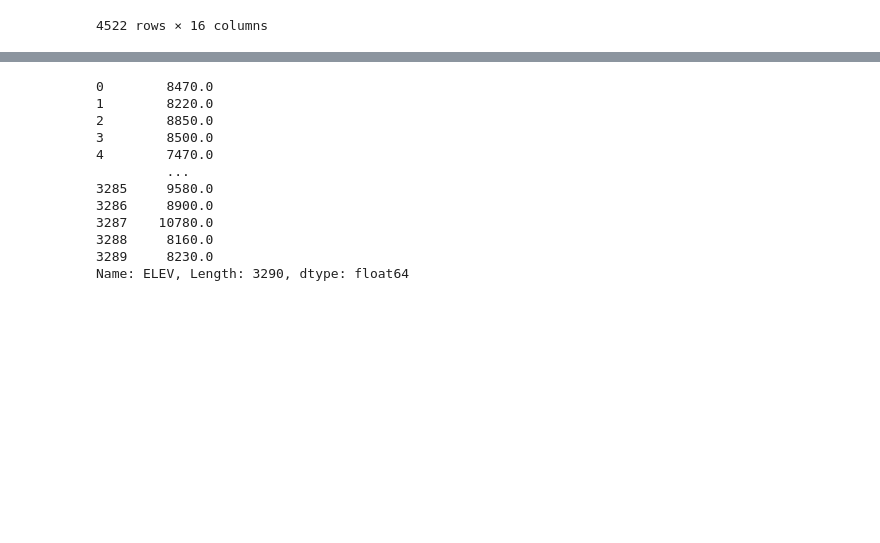
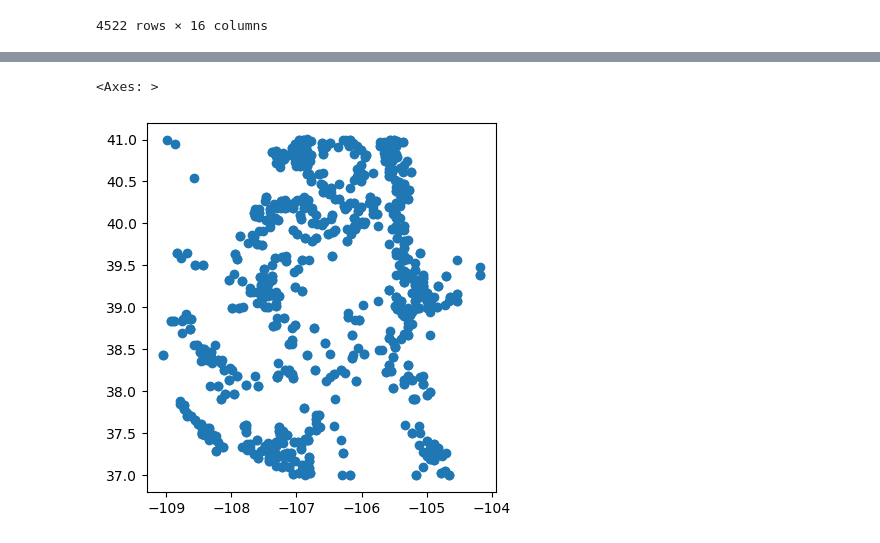
Before and after one commit to CU-ESIIL/FCC24_Group_3, a Jupyter notebook: analyze_FIA_plot_CO.ipynb, the cells around one changed output, grey strips where cells are left out. Saved outputs shown, nothing was run; the diff lists cells and outputs as text; code cells hidden in the pictures; blank space fills up the shorter version.

Commit message:
figure updated

```diff
--- a/analyze_FIA_plot_CO.ipynb
+++ b/analyze_FIA_plot_CO.ipynb
@@ -515,0 +514,4 @@ merge2
+# %%
+merge3 = merge2[(merge2['elev_meters']>1662) & (merge2['elev_meters']<2838)].reset_index(drop=True)
+# %%
+merge4 = merge3[(merge3['SLOPE']>0) & (merge3['SLOPE']<40)].reset_index(drop=True)
@@ -517,26 +530,17 @@ merge2
 from geopandas import GeoDataFrame
 from shapely.geometry import Point
 # %%
-geometry = [Point(xy) for xy in zip(merge2.LON, merge2.LAT)]
-merge3 = merge2.drop(['LON', 'LAT'], axis=1)
-gdf = GeoDataFrame(merge3, crs="EPSG:4326", geometry=geometry)
+geometry = [Point(xy) for xy in zip(merge4.LON, merge4.LAT)]
+merge5 = merge4.drop(['LON', 'LAT'], axis=1)
+gdf = GeoDataFrame(merge5, crs="EPSG:4326", geometry=geometry)
 # %%
 gdf = gdf.filter(['PLT_CN', 'most_dominant', 'most_proportion', 'count',
        'average_age', 'CN', 'PREV_PLT_CN', 'MEASYEAR', 'ELEV', 'current_year',
-       'current_age', 'median_growth_rate', 'growth_potential','geometry'])
+       'current_age', 'median_growth_rate', 'growth_potential','elev_meters','geometry'])
 # %%
 gdf.to_file(f"~/data-store/data/iplant/home/shared/earthlab/forest_carbon_codefest/Team_outputs/Team3/FIA/growth_rate.shp", driver='ESRI Shapefile')
 # %%
+gdf.plot()
 # %% [output]
-0        8470.0
-1        8220.0
-2        8850.0
-3        8500.0
-4        7470.0
-         ...
-3285     9580.0
-3286     8900.0
-3287    10780.0
-3288     8160.0
-3289     8230.0
-Name: ELEV, Length: 3290, dtype: float64
+<Axes: >
+[figure, added]
```
Also changed, not shown: parts of 10 cells of this notebook.
